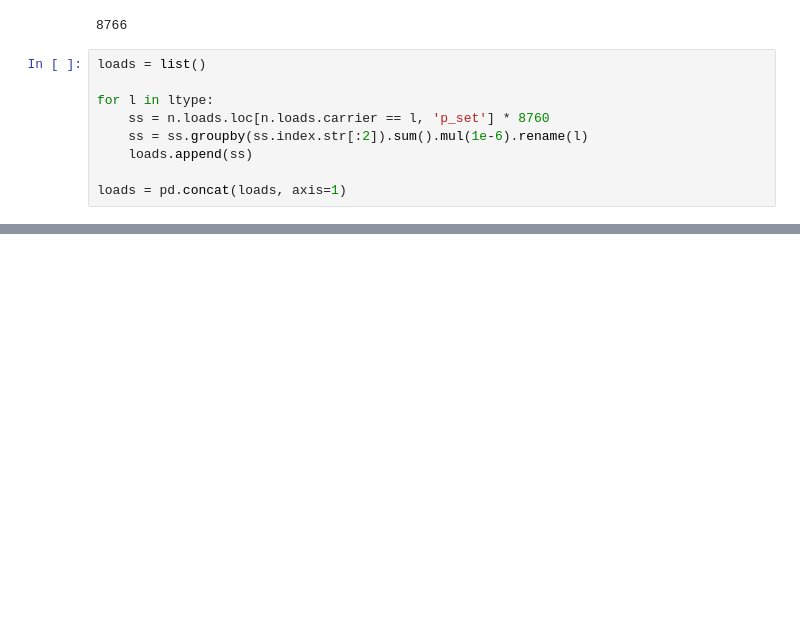
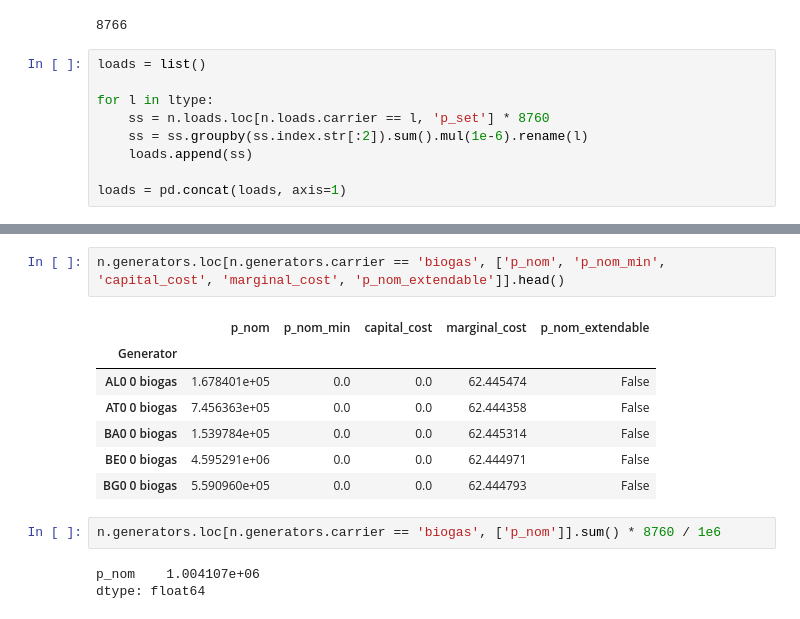
Before and after one commit to LukasFrankenQ/resilient-pypsa-eur, a Jupyter notebook: notebooks/plot_industry_heating_demand.ipynb, the cells around one changed output, grey strips where cells are left out. Saved outputs shown, nothing was run; the diff lists cells and outputs as text; blank space fills up the shorter version.

```diff
--- a/notebooks/plot_industry_heating_demand.ipynb
+++ b/notebooks/plot_industry_heating_demand.ipynb
@@ -64,0 +91,15 @@ plt.show()
+# %%
+n.generators.loc[n.generators.carrier == 'biogas', ['p_nom', 'p_nom_min', 'capital_cost', 'marginal_cost', 'p_nom_extendable']].head()
+# %% [output]
+|  | p_nom | p_nom_min | capital_cost | marginal_cost | p_nom_extendable |
+| Generator |  |  |  |  |  |
+| AL0 0 biogas | 1.678401e+05 | 0.0 | 0.0 | 62.445474 | False |
+| AT0 0 biogas | 7.456363e+05 | 0.0 | 0.0 | 62.444358 | False |
+| BA0 0 biogas | 1.539784e+05 | 0.0 | 0.0 | 62.445314 | False |
+| BE0 0 biogas | 4.595291e+06 | 0.0 | 0.0 | 62.444971 | False |
+| BG0 0 biogas | 5.590960e+05 | 0.0 | 0.0 | 62.444793 | False |
+# %%
+n.generators.loc[n.generators.carrier == 'biogas', ['p_nom']].sum() * 8760 / 1e6
+# %% [output]
+p_nom    1.004107e+06
+dtype: float64
```
Also changed, not shown: parts of 6 cells of this notebook, 2 other files.
